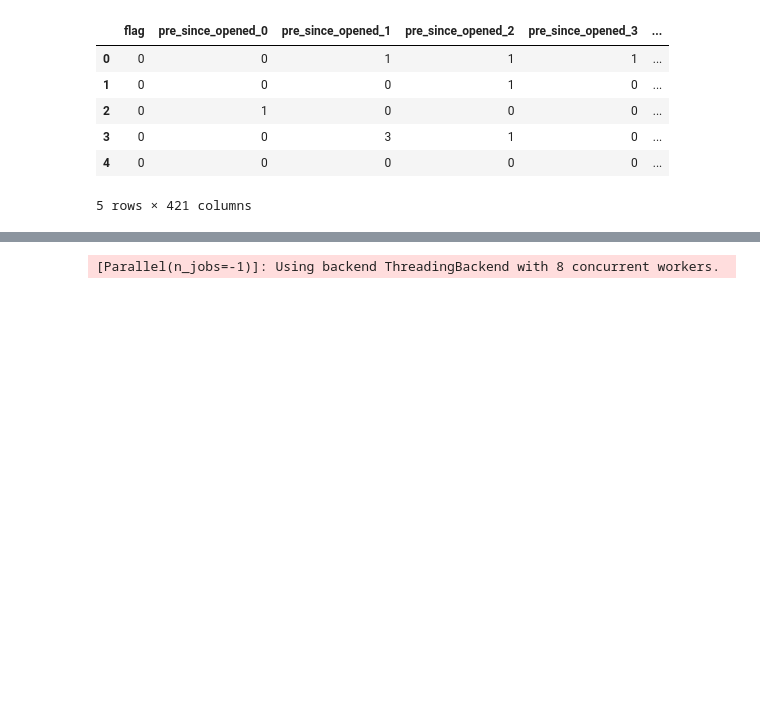
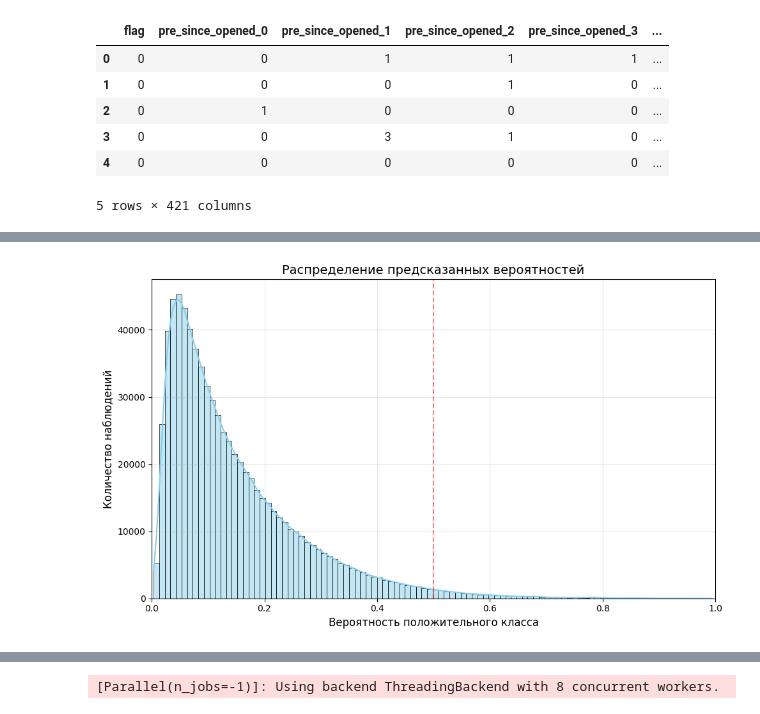
Before and after one commit to yurchest/DecSystem, a Jupyter notebook: model/research.ipynb, the cells around one changed output, grey strips where cells are left out. Cells and saved outputs as stored; diff of their text form; code cells hidden in the pictures; blank space fills up the shorter version.

```diff
--- a/model/research.ipynb
+++ b/model/research.ipynb
@@ -190,3 +325,31 @@ plt.show()
+# %%
+import matplotlib.pyplot as plt
+import seaborn as sns
+import numpy as np
+
+# Получаем вероятности для положительного класса
+y_pred_proba = catboost_clf_2.predict_proba(X_test)[:, 1]
+
+# Создаем график
+plt.figure(figsize=(10, 6))
+
+# Гистограмма распределения
+sns.histplot(y_pred_proba, bins=100, kde=True, color='skyblue')
+
+# Настройки графика
+plt.title('Распределение предсказанных вероятностей', fontsize=14)
+plt.xlabel('Вероятность положительного класса', fontsize=12)
+plt.ylabel('Количество наблюдений', fontsize=12)
+plt.xlim(0, 1)  # Ограничиваем диапазон от 0 до 1
+
+# Добавляем вертикальную линию по порогу 0.5 (если нужно)
+plt.axvline(0.5, color='red', linestyle='--', alpha=0.5)
+
+plt.grid(True, alpha=0.3)
+plt.tight_layout()
+plt.show()
+# %% [output]
+[figure, added]
 # %%
 # Calculate ROC curve
 fpr, tpr, thresholds = roc_curve(y_test, y_pred_proba)
```
Also changed, not shown: parts of 25 cells of this notebook, 6 other files.
